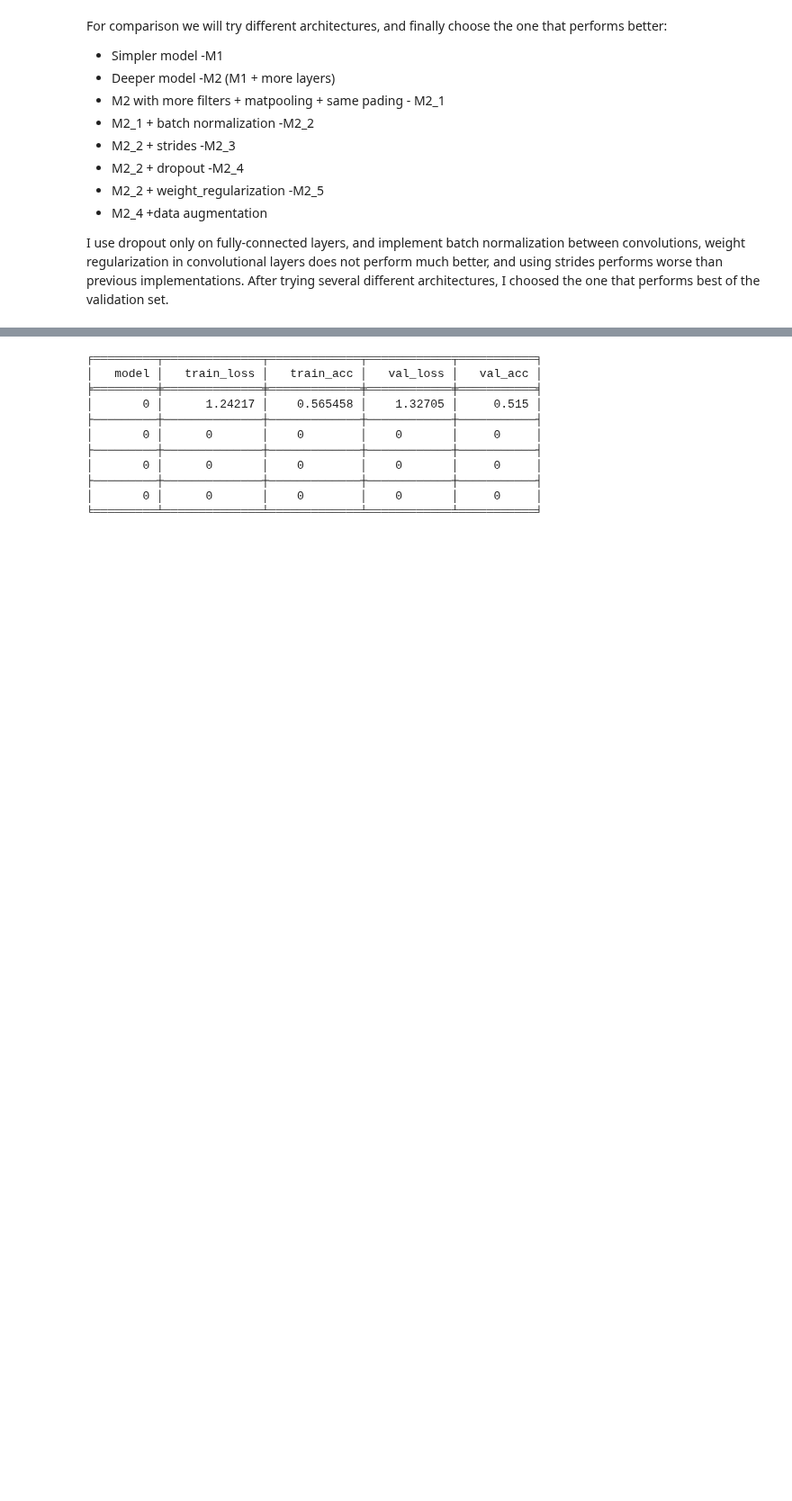
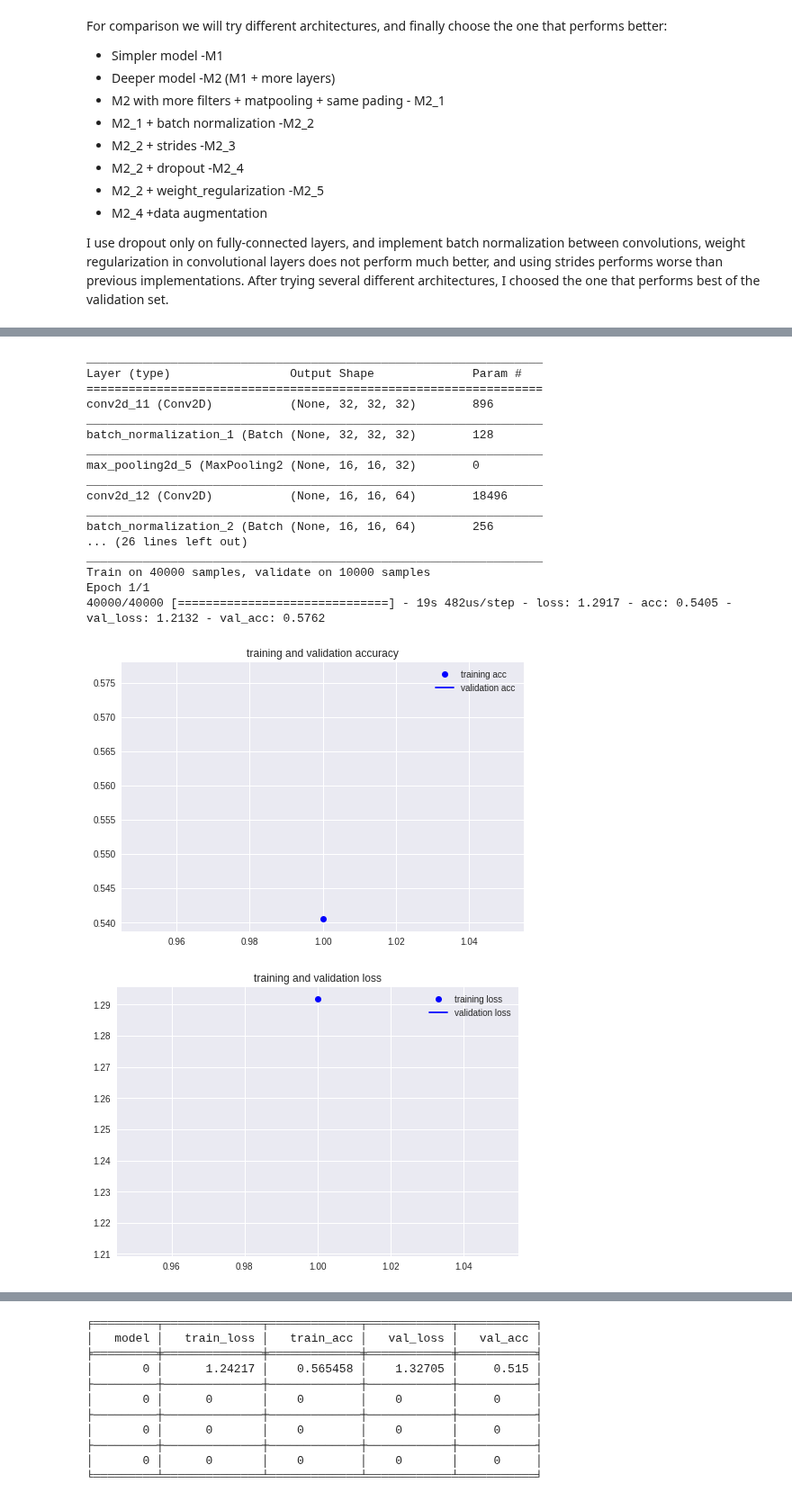
Before and after one commit to rvalienter90/UCF, a Jupyter notebook: CAP-5610_MACHINE LEARNING/HW2/HW2.ipynb, the cells around one changed output, grey strips where cells are left out. Shown at 90% size. Cells and saved outputs as stored; diff of their text form; code cells hidden in the pictures; blank space fills up the shorter version.

```diff
--- a/CAP-5610_MACHINE LEARNING/HW2/HW2.ipynb
+++ b/CAP-5610_MACHINE LEARNING/HW2/HW2.ipynb
@@ -1040,12 +1143,32 @@ files.download(file_name)
 # %%
 #M2_2
 if notrained:
   model=M2_2()
   (history,file_name)=model_compile_and_fit(model,train_images_norm,train_labels_norm,val_images_norm,val_labels_norm,'M2_2',batch_size,num_epoch)
   #files.download(file_name)
-
+  historys.append(history)
   model_plot(history)
   model_load_evaluate(file_name,test_images_norm,test_labels_norm)
 else:
   file_name='M2_2.h5'
   model_download_evaluate(file_name,test_images_norm,test_labels_norm)
+# %% [output]
+_________________________________________________________________
+Layer (type)                 Output Shape              Param #
+=================================================================
+conv2d_11 (Conv2D)           (None, 32, 32, 32)        896
+_________________________________________________________________
+batch_normalization_1 (Batch (None, 32, 32, 32)        128
+_________________________________________________________________
+max_pooling2d_5 (MaxPooling2 (None, 16, 16, 32)        0
+_________________________________________________________________
+conv2d_12 (Conv2D)           (None, 16, 16, 64)        18496
+_________________________________________________________________
+batch_normalization_2 (Batch (None, 16, 16, 64)        256
+... (26 lines left out)
+_________________________________________________________________
+Train on 40000 samples, validate on 10000 samples
+Epoch 1/1
+40000/40000 [==============================] - 19s 482us/step - loss: 1.2917 - acc: 0.5405 - val_loss: 1.2132 - val_acc: 0.5762
+[figure, added]
+[figure, added]
```
Also changed, not shown: parts of 22 cells of this notebook.
